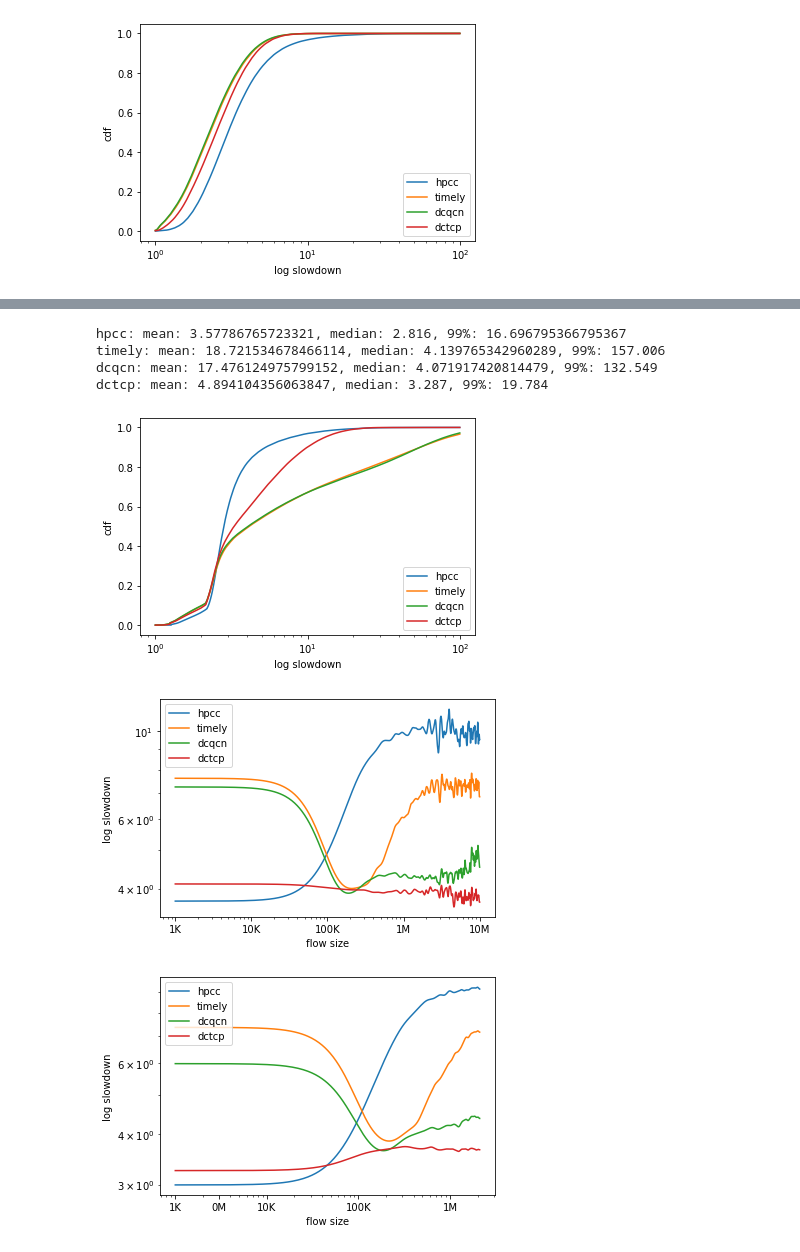
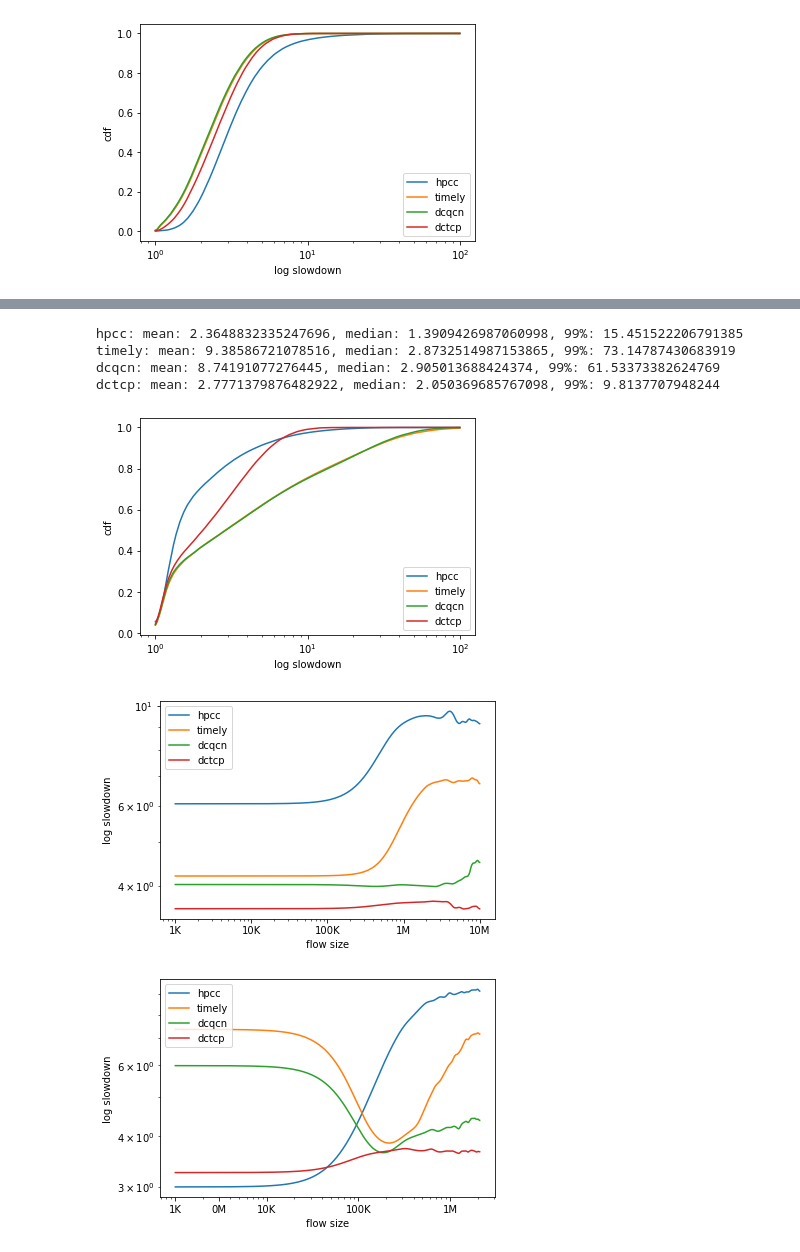
Before and after one commit to sakshamagarwals/High-Precision-Congestion-Control, a Jupyter notebook: visualizations/slowdown.ipynb, the cells around one changed output, grey strips where cells are left out. Saved outputs shown, nothing was run; the diff lists cells and outputs as text; code cells hidden in the pictures.

Commit message:
visual update + aditya load .7

```diff
--- a/visualizations/slowdown.ipynb
+++ b/visualizations/slowdown.ipynb
@@ -102,20 +102,21 @@ def slowdownBySize(f):
     lists = sorted(slowdownsm.items())
     return lists
 # %%
-def sdvssize(experiment,max_size):
+def sdvssize(experiment,ytick,xtick,sigma):
     slowdowns = []
     for cc in ccs:
         result = slowdownBySize("../experiments/{0}/{1}/fct.txt".format(experiment,cc))
         slowdowns.append(result)
     for slowdown in slowdowns:
         x, y = zip(*slowdown)
-        pyplot.plot(x,gaussian_filter1d(y, sigma=50))
+        pyplot.plot(x,gaussian_filter1d(y, sigma=sigma))
     pyplot.xscale('log')
     pyplot.yscale('log')
     pyplot.legend(ccs, loc='upper left')
     pyplot.xlabel('flow size')
     pyplot.ylabel('log slowdown')
-    pyplot.xticks(np.array([1000,10000,100000,1000000,max_size]), ('1K', '10K', '100K', '1M', str(int(max_size/1000000))+'M'))
+    pyplot.xticks(xtick[0],xtick[1])
+    pyplot.yticks(np.arange(ytick[0],ytick[1]))
     pyplot.show()
 # %%
 cdf('rpc_32')
@@ -128,15 +158,15 @@ dctcp: mean: 2.7983055639895897, median: 2.503310199981737, 99%: 7.0320062094785
 # %%
-visualize('facebook')
+cdf('facebook')
 # %% [output]
-hpcc: mean: 3.57786765723321, median: 2.816, 99%: 16.696795366795367
-timely: mean: 18.721534678466114, median: 4.139765342960289, 99%: 157.006
-dcqcn: mean: 17.476124975799152, median: 4.071917420814479, 99%: 132.549
-dctcp: mean: 4.894104356063847, median: 3.287, 99%: 19.784
+hpcc: mean: 2.3648832335247696, median: 1.3909426987060998, 99%: 15.451522206791385
+timely: mean: 9.38586721078516, median: 2.8732514987153865, 99%: 73.14787430683919
+dcqcn: mean: 8.74191077276445, median: 2.905013688424374, 99%: 61.53373382624769
+dctcp: mean: 2.7771379876482922, median: 2.050369685767098, 99%: 9.8137707948244
-[figure, old version]
+[figure, new version]
 # %%
-sdvssize('facebook',10000000)
+sdvssize('facebook',10000000,300)
 # %% [output]
-[figure, old version]
+[figure, new version]
 # %%
 sdvssize('aditya',3000)
 # %% [output]
```
Also changed, not shown: parts of 4 cells of this notebook, 6 other files.
